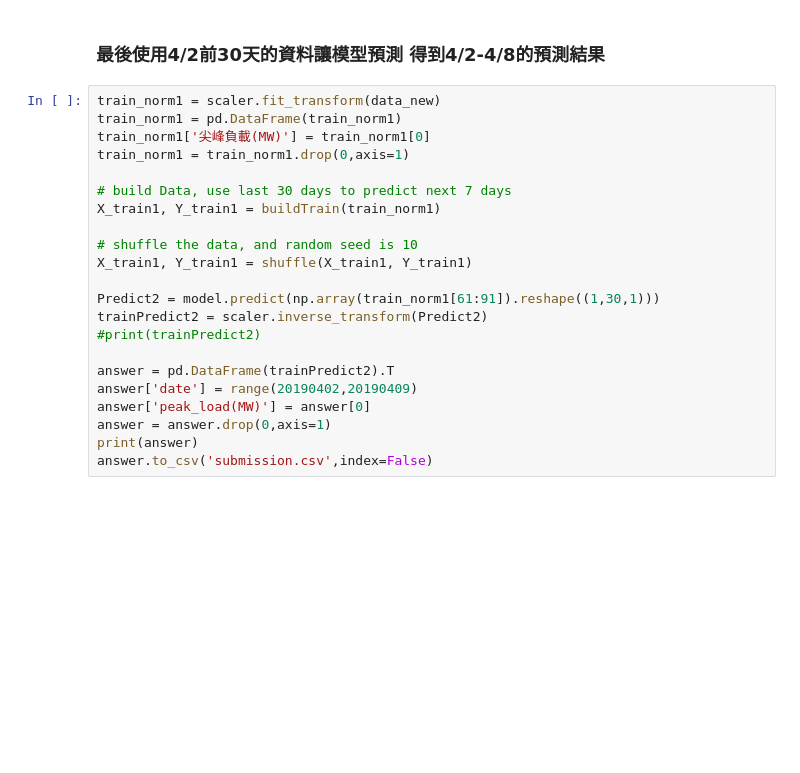
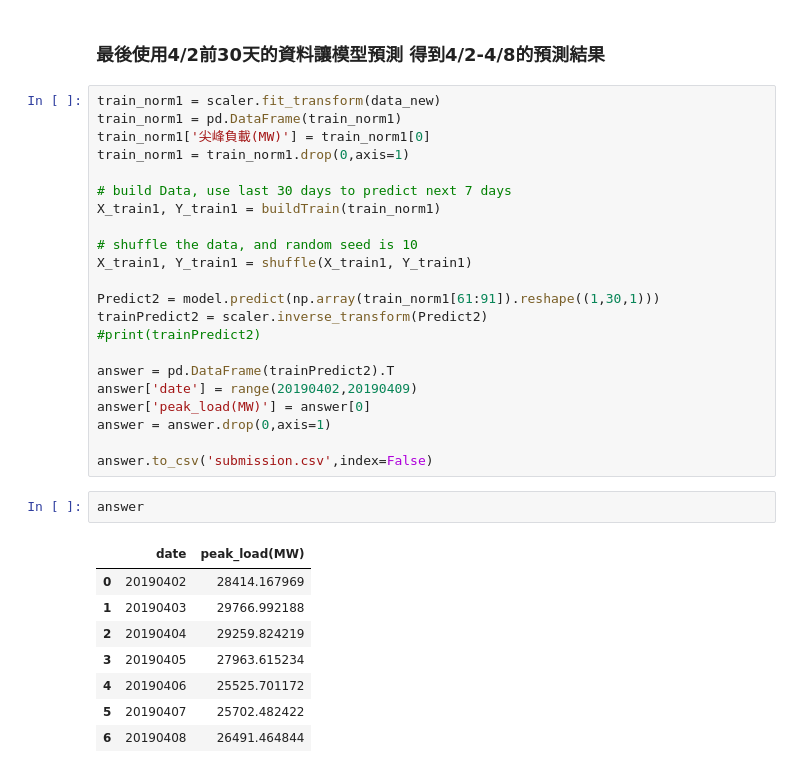
Before and after one commit to chunyingg/DSAI_HW, a Jupyter notebook: forecasting.ipynb, the cells around one changed output. Cells and saved outputs as stored; diff of their text form; blank space fills up the shorter version.

```diff
--- a/forecasting.ipynb
+++ b/forecasting.ipynb
@@ -166,5 +186,16 @@ answer = pd.DataFrame(trainPredict2).T
 answer['date'] = range(20190402,20190409)
 answer['peak_load(MW)'] = answer[0]
 answer = answer.drop(0,axis=1)
-print(answer)
+
 answer.to_csv('submission.csv',index=False)
+# %%
+answer
+# %% [output]
+|  | date | peak_load(MW) |
+| 0 | 20190402 | 28414.167969 |
+| 1 | 20190403 | 29766.992188 |
+| 2 | 20190404 | 29259.824219 |
+| 3 | 20190405 | 27963.615234 |
+| 4 | 20190406 | 25525.701172 |
+| 5 | 20190407 | 25702.482422 |
+| 6 | 20190408 | 26491.464844 |
```
Also changed, not shown: parts of 1 cell of this notebook.
